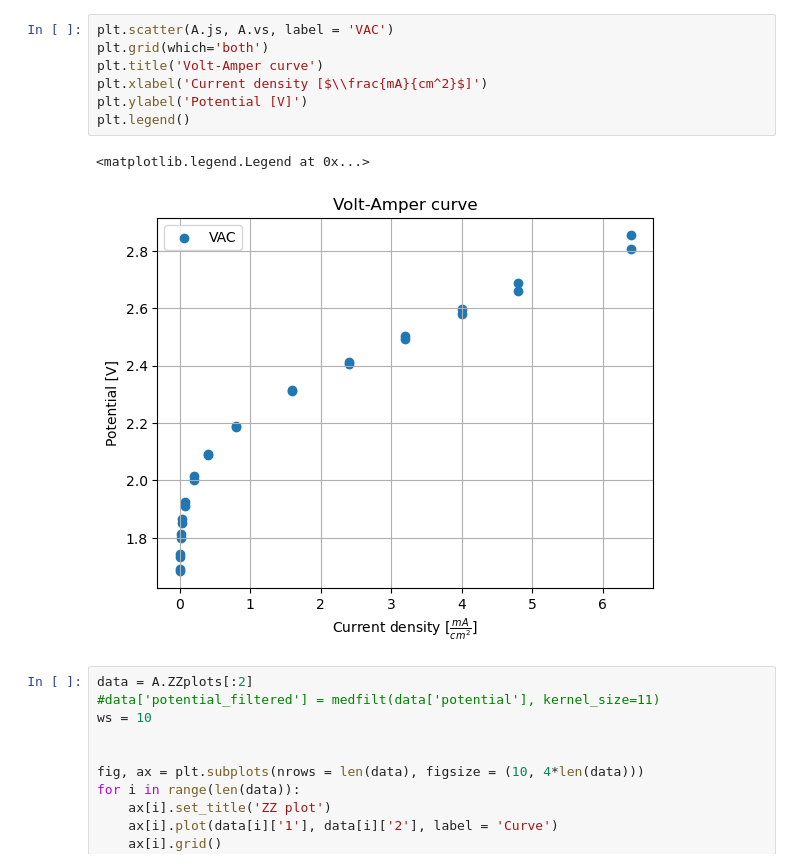
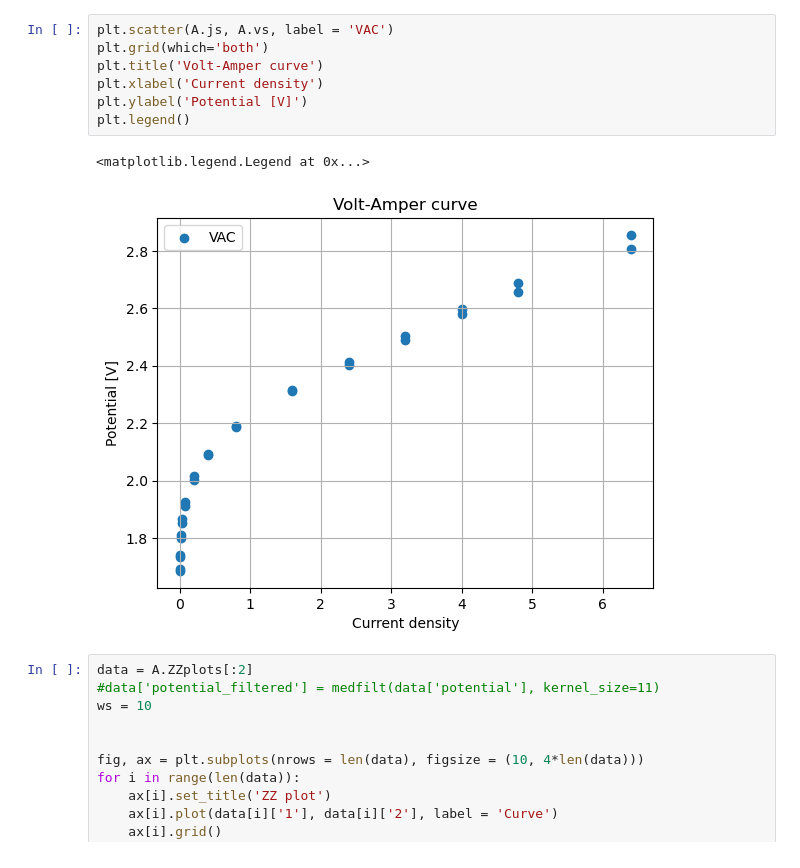
Before and after one commit to flexepticon/DBL_energy, a Jupyter notebook: Python scripts/File for graphs.ipynb, the cells around one changed output. Cells and saved outputs as stored; diff of their text form.

```diff
--- a/Python scripts/File for graphs.ipynb
+++ b/Python scripts/File for graphs.ipynb
@@ -38,13 +34,13 @@ for i in range(len(data)):
 # %%
 plt.scatter(A.js, A.vs, label = 'VAC')
 plt.grid(which='both')
 plt.title('Volt-Amper curve')
-plt.xlabel('Current density [$\\frac{mA}{cm^2}$]')
+plt.xlabel('Current density')
 plt.ylabel('Potential [V]')
 plt.legend()
 # %% [output]
 <matplotlib.legend.Legend at 0x...>
-[figure, old version]
+[figure, new version]
 # %%
 data = A.ZZplots[:2]
 #data['potential_filtered'] = medfilt(data['potential'], kernel_size=11)
```
Also changed, not shown: parts of 1 cell of this notebook, 1 other file.
